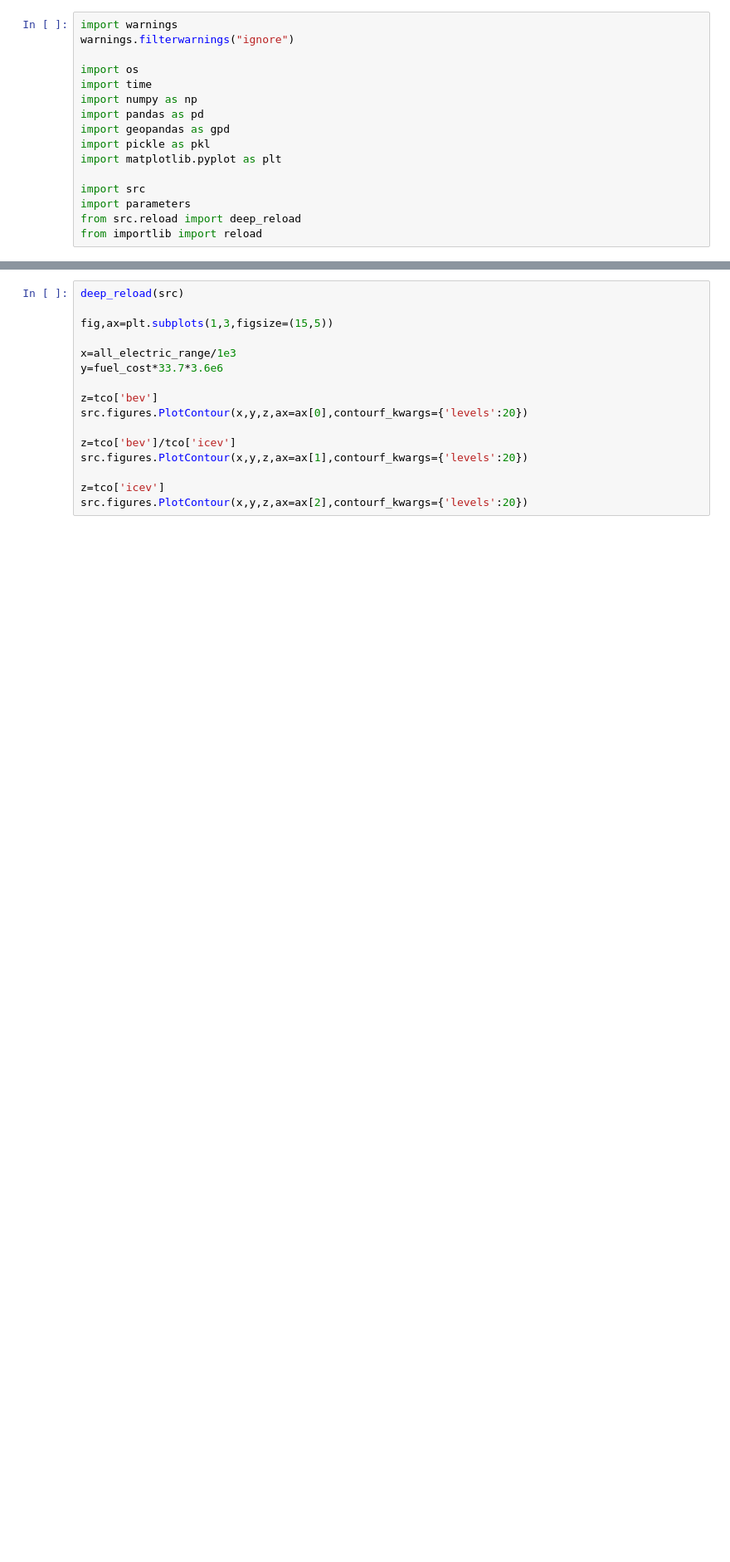
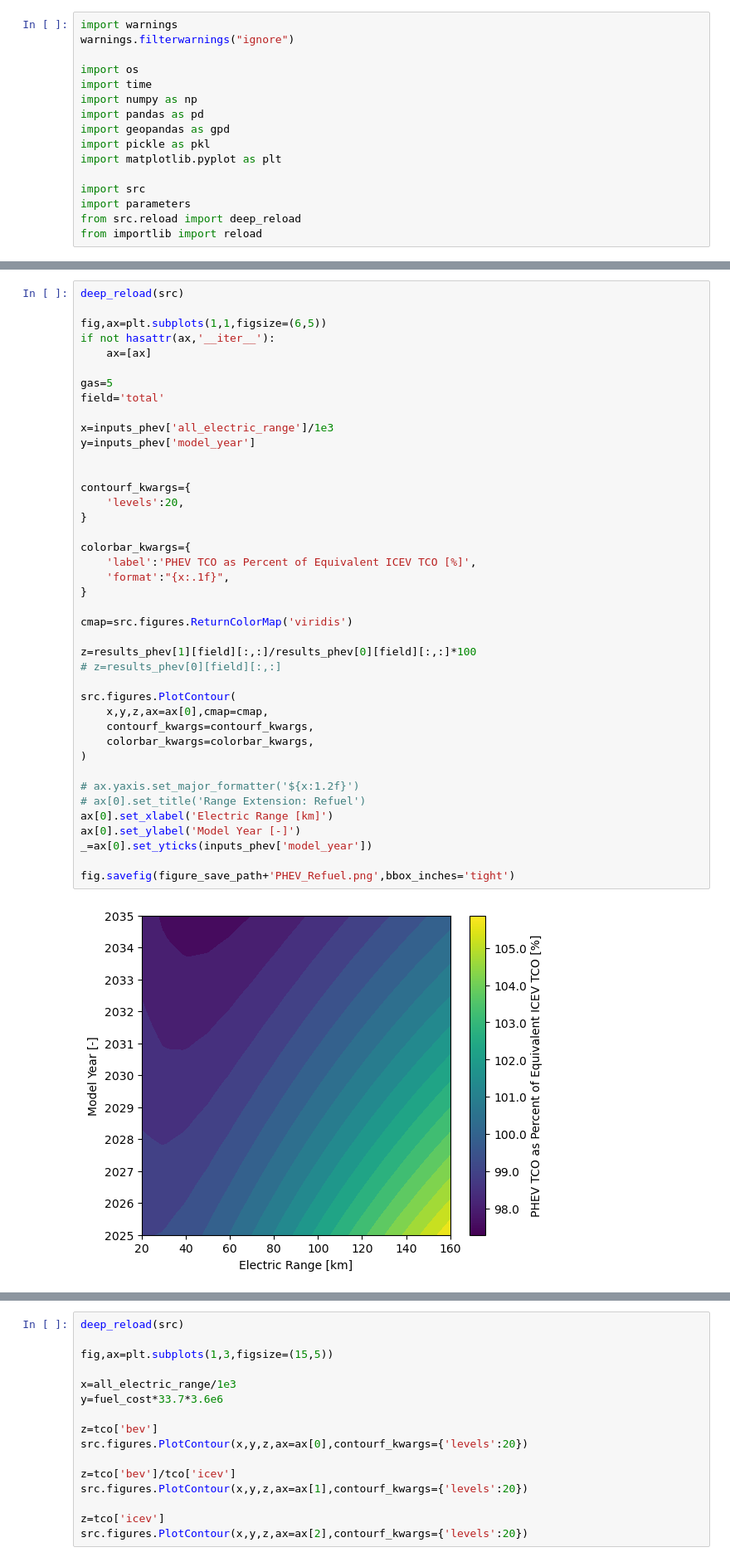
Before and after one commit to airabino/EV_TCO, a Jupyter notebook: TCO.ipynb, the cells around one changed output, grey strips where cells are left out. Shown at 83% size. Saved outputs shown, nothing was run; the diff lists cells and outputs as text; blank space fills up the shorter version.

```diff
--- a/TCO.ipynb
+++ b/TCO.ipynb
@@ -90,0 +135,43 @@ _=ax.set_xticks(list(range(12)),labels,rotation=90)
+# %%
+deep_reload(src)
+
+fig,ax=plt.subplots(1,1,figsize=(6,5))
+if not hasattr(ax,'__iter__'):
+    ax=[ax]
+
+gas=5
+field='total'
+
+x=inputs_phev['all_electric_range']/1e3
+y=inputs_phev['model_year']
+
+
+contourf_kwargs={
+    'levels':20,
+}
+
+colorbar_kwargs={
+    'label':'PHEV TCO as Percent of Equivalent ICEV TCO [%]',
+    'format':"{x:.1f}",
+}
+
+cmap=src.figures.ReturnColorMap('viridis')
+
+z=results_phev[1][field][:,:]/results_phev[0][field][:,:]*100
+# z=results_phev[0][field][:,:]
+
+src.figures.PlotContour(
+    x,y,z,ax=ax[0],cmap=cmap,
+    contourf_kwargs=contourf_kwargs,
+    colorbar_kwargs=colorbar_kwargs,
+)
+
+# ax.yaxis.set_major_formatter('${x:1.2f}')
+# ax[0].set_title('Range Extension: Refuel')
+ax[0].set_xlabel('Electric Range [km]')
+ax[0].set_ylabel('Model Year [-]')
+_=ax[0].set_yticks(inputs_phev['model_year'])
+
+fig.savefig(figure_save_path+'PHEV_Refuel.png',bbox_inches='tight')
+# %% [output]
+[figure, added]
```
Also changed, not shown: parts of 17 cells of this notebook, 5 other files.
